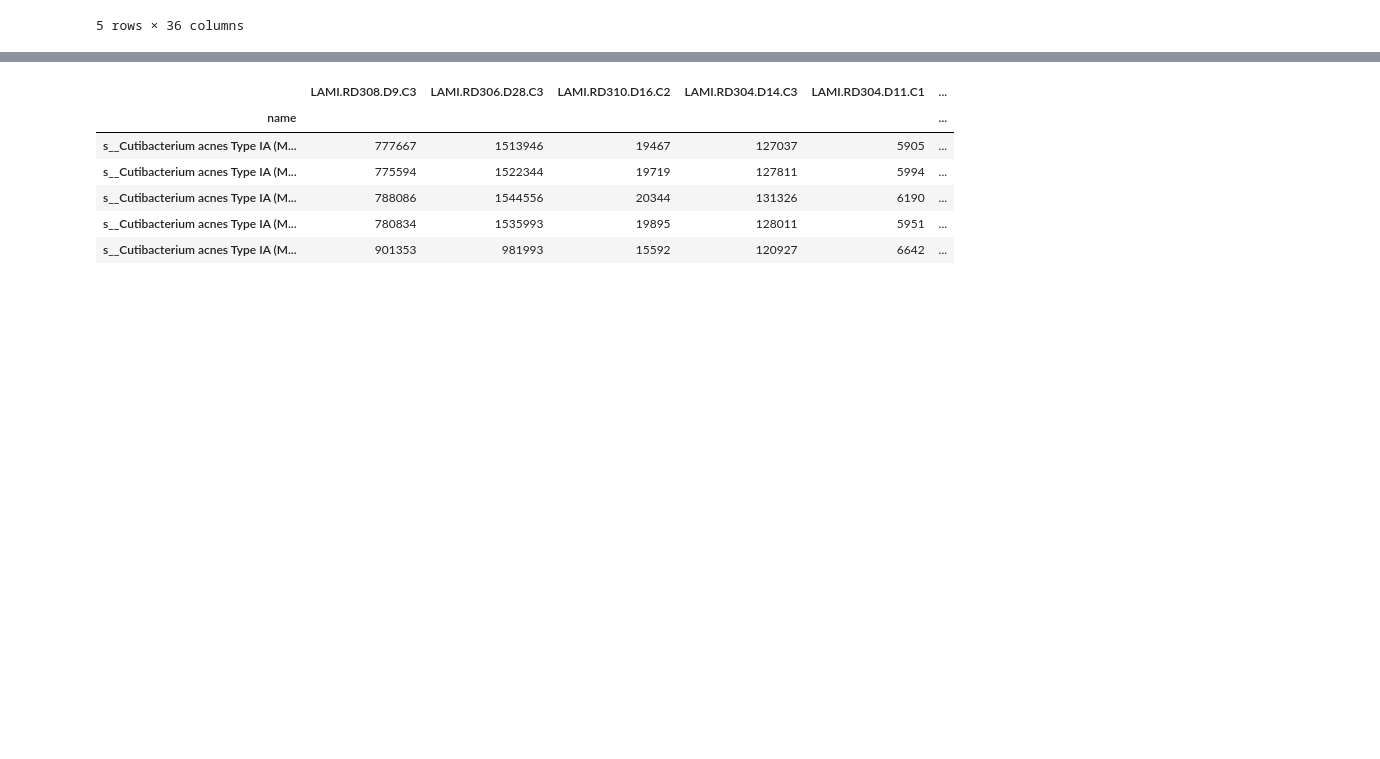
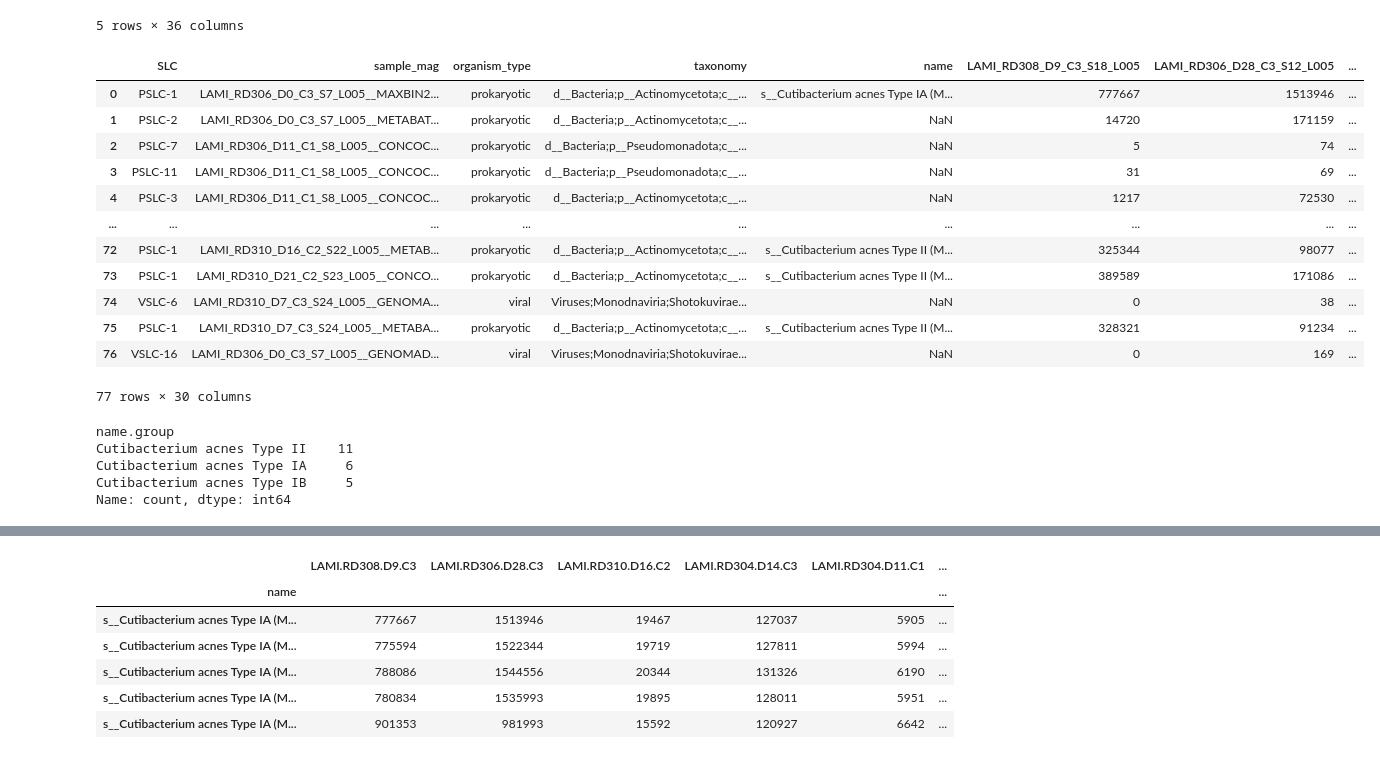
Before and after one commit to knightlab-analyses/Acne_Longitudinal_Microbiome, a Jupyter notebook: Notebooks/metaG_relative_abundance_c.acnes_strains.ipynb, the cells around one changed output, grey strips where cells are left out. Saved outputs shown, nothing was run; the diff lists cells and outputs as text; code cells hidden in the pictures; blank space fills up the shorter version.

```diff
--- a/Notebooks/metaG_relative_abundance_c.acnes_strains.ipynb
+++ b/Notebooks/metaG_relative_abundance_c.acnes_strains.ipynb
@@ -50,7 +50,37 @@ def modify_column_name(col):
 # %%
 # Read in input file
 df = pd.read_csv('../Data/metaG/Tables/X_mags.with_taxonomy.with_slcs_c.acnes.csv')
 
 # Assuming 'name_group' is the column containing the full names
 # Extract the part that starts with "Cutibacterium acnes Type" and assign it to a new column 'name_group'
 df['name.group'] = df['name'].str.extract(r'(Cutibacterium acnes Type \S+)')
+df
+# %% [output]
+|  | SLC | sample_mag | organism_type | taxonomy | name | LAMI_RD308_D9_C3_S18_L005 | LAMI_RD306_D28_C3_S12_L005 | ... |
+| 0 | PSLC-1 | LAMI_RD306_D0_C3_S7_L005__MAXBIN2... | prokaryotic | d__Bacteria;p__Actinomycetota;c__... | s__Cutibacterium acnes Type IA (M... | 777667 | 1513946 | ... |
+| 1 | PSLC-2 | LAMI_RD306_D0_C3_S7_L005__METABAT... | prokaryotic | d__Bacteria;p__Actinomycetota;c__... | NaN | 14720 | 171159 | ... |
+| 2 | PSLC-7 | LAMI_RD306_D11_C1_S8_L005__CONCOC... | prokaryotic | d__Bacteria;p__Pseudomonadota;c__... | NaN | 5 | 74 | ... |
+| 3 | PSLC-11 | LAMI_RD306_D11_C1_S8_L005__CONCOC... | prokaryotic | d__Bacteria;p__Pseudomonadota;c__... | NaN | 31 | 69 | ... |
+| 4 | PSLC-3 | LAMI_RD306_D11_C1_S8_L005__CONCOC... | prokaryotic | d__Bacteria;p__Actinomycetota;c__... | NaN | 1217 | 72530 | ... |
+| ... | ... | ... | ... | ... | ... | ... | ... | ... |
+| 72 | PSLC-1 | LAMI_RD310_D16_C2_S22_L005__METAB... | prokaryotic | d__Bacteria;p__Actinomycetota;c__... | s__Cutibacterium acnes Type II (M... | 325344 | 98077 | ... |
+| 73 | PSLC-1 | LAMI_RD310_D21_C2_S23_L005__CONCO... | prokaryotic | d__Bacteria;p__Actinomycetota;c__... | s__Cutibacterium acnes Type II (M... | 389589 | 171086 | ... |
+| 74 | VSLC-6 | LAMI_RD310_D7_C3_S24_L005__GENOMA... | viral | Viruses;Monodnaviria;Shotokuvirae... | NaN | 0 | 38 | ... |
+| 75 | PSLC-1 | LAMI_RD310_D7_C3_S24_L005__METABA... | prokaryotic | d__Bacteria;p__Actinomycetota;c__... | s__Cutibacterium acnes Type II (M... | 328321 | 91234 | ... |
+| 76 | VSLC-16 | LAMI_RD306_D0_C3_S7_L005__GENOMAD... | viral | Viruses;Monodnaviria;Shotokuvirae... | NaN | 0 | 169 | ... |
+77 rows × 30 columns
+# %%
+# Subset to only rows with no NaN (not Cutibacterium acnes, so no strain info in name column)
+df = df[df['name.group'].notna()]
+
+# Subset DataFrame to rows where 'name_group' column starts with 'Cutibacterium acnes'
+df = df[df['name.group'].str.startswith('Cutibacterium acnes')]
+
+df['name.group'].value_counts()
+# df['name.group'].value_counts()
+# %% [output]
+name.group
+Cutibacterium acnes Type II    11
+Cutibacterium acnes Type IA     6
+Cutibacterium acnes Type IB     5
+Name: count, dtype: int64
```
Also changed, not shown: parts of 3 cells of this notebook, 8 other files.
